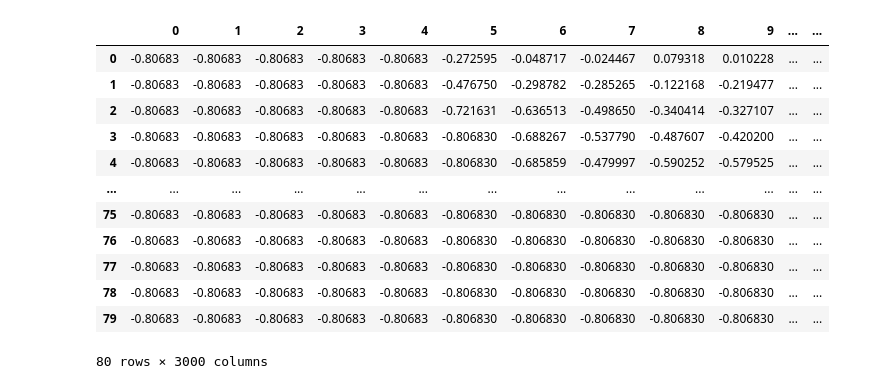
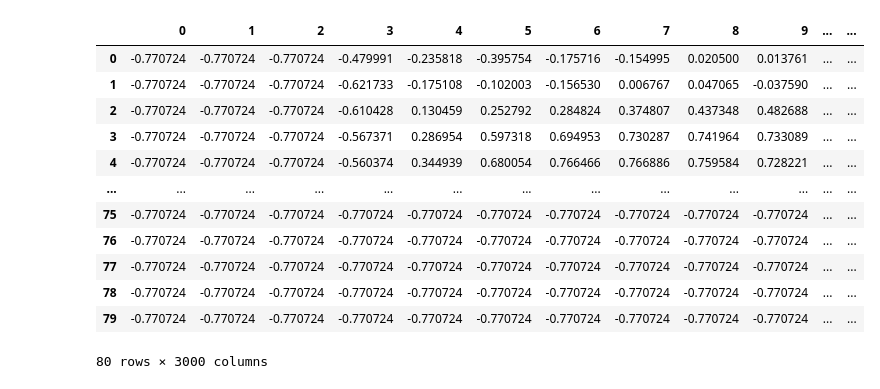
Before and after one commit to yezarniko/PharmacyASR, a Jupyter notebook: whisperInference.ipynb, the cells around one changed output. Cells and saved outputs as stored; diff of their text form; code cells hidden in the pictures.

```diff
--- a/whisperInference.ipynb
+++ b/whisperInference.ipynb
@@ -18,5 +27,15 @@ IPython.display.Image('https://raw.githubusercontent.com/openai/whisper/main/app
+# %%
+# convert whisper to pt
+hf_model_name = "yezarniko/pharmacy-whisper-en"
+output_file = "pharmacy-whisper-en.pt"
+
+# Load HF model
+model = WhisperForConditionalGeneration.from_pretrained(hf_model_name)
+processor = WhisperProcessor.from_pretrained(hf_model_name)
+
+# # torch.save(model.state_dict(), output_file)
 # %%
 # load whisper model
-model_name = "small"
-model = whisper.load_model(model_name)
+# model_name = "small"
+# model = whisper.load_model(model_name)
 # %%
@@ -42,5 +43,5 @@ Non-trainable params: 0
 # %%
-audio_path = "samples/paracetamol.wav"
+audio_path = "samples/biogestic.wav"
 audio = whisper.load_audio(audio_path)
 audio = whisper.pad_or_trim(audio)
 
@@ -57,21 +58,24 @@ IPython.display.Audio(audio_path)
 [interactive output not drawn]
 # %%
 # make log-Mel spectrogram
-mel = whisper.log_mel_spectrogram(audio, n_mels=model.dims.n_mels).to(model.device); mel_np = mel.detach().numpy()
+# mel = whisper.log_mel_spectrogram(audio, n_mels=model.dims.n_mels).to(model.device); mel_np = mel.detach().numpy()
+inputs = processor(audio, sampling_rate=16000, return_tensors="pt")
+mel = inputs["input_features"][0]
+mel_np = mel.detach().numpy()
 pd.DataFrame(mel_np)
 # %% [output]
 |  | 0 | 1 | 2 | 3 | 4 | 5 | 6 | 7 | 8 | 9 | ... | ... |
-| 0 | -0.80683 | -0.80683 | -0.80683 | -0.80683 | -0.80683 | -0.272595 | -0.048717 | -0.024467 | 0.079318 | 0.010228 | ... | ... |
-| 1 | -0.80683 | -0.80683 | -0.80683 | -0.80683 | -0.80683 | -0.476750 | -0.298782 | -0.285265 | -0.122168 | -0.219477 | ... | ... |
-| 2 | -0.80683 | -0.80683 | -0.80683 | -0.80683 | -0.80683 | -0.721631 | -0.636513 | -0.498650 | -0.340414 | -0.327107 | ... | ... |
-| 3 | -0.80683 | -0.80683 | -0.80683 | -0.80683 | -0.80683 | -0.806830 | -0.688267 | -0.537790 | -0.487607 | -0.420200 | ... | ... |
-| 4 | -0.80683 | -0.80683 | -0.80683 | -0.80683 | -0.80683 | -0.806830 | -0.685859 | -0.479997 | -0.590252 | -0.579525 | ... | ... |
+| 0 | -0.770724 | -0.770724 | -0.770724 | -0.479991 | -0.235818 | -0.395754 | -0.175716 | -0.154995 | 0.020500 | 0.013761 | ... | ... |
+| 1 | -0.770724 | -0.770724 | -0.770724 | -0.621733 | -0.175108 | -0.102003 | -0.156530 | 0.006767 | 0.047065 | -0.037590 | ... | ... |
+| 2 | -0.770724 | -0.770724 | -0.770724 | -0.610428 | 0.130459 | 0.252792 | 0.284824 | 0.374807 | 0.437348 | 0.482688 | ... | ... |
+| 3 | -0.770724 | -0.770724 | -0.770724 | -0.567371 | 0.286954 | 0.597318 | 0.694953 | 0.730287 | 0.741964 | 0.733089 | ... | ... |
+| 4 | -0.770724 | -0.770724 | -0.770724 | -0.560374 | 0.344939 | 0.680054 | 0.766466 | 0.766886 | 0.759584 | 0.728221 | ... | ... |
 | ... | ... | ... | ... | ... | ... | ... | ... | ... | ... | ... | ... | ... |
-| 75 | -0.80683 | -0.80683 | -0.80683 | -0.80683 | -0.80683 | -0.806830 | -0.806830 | -0.806830 | -0.806830 | -0.806830 | ... | ... |
-| 76 | -0.80683 | -0.80683 | -0.80683 | -0.80683 | -0.80683 | -0.806830 | -0.806830 | -0.806830 | -0.806830 | -0.806830 | ... | ... |
-| 77 | -0.80683 | -0.80683 | -0.80683 | -0.80683 | -0.80683 | -0.806830 | -0.806830 | -0.806830 | -0.806830 | -0.806830 | ... | ... |
-| 78 | -0.80683 | -0.80683 | -0.80683 | -0.80683 | -0.80683 | -0.806830 | -0.806830 | -0.806830 | -0.806830 | -0.806830 | ... | ... |
-| 79 | -0.80683 | -0.80683 | -0.80683 | -0.80683 | -0.80683 | -0.806830 | -0.806830 | -0.806830 | -0.806830 | -0.806830 | ... | ... |
+| 75 | -0.770724 | -0.770724 | -0.770724 | -0.770724 | -0.770724 | -0.770724 | -0.770724 | -0.770724 | -0.770724 | -0.770724 | ... | ... |
+| 76 | -0.770724 | -0.770724 | -0.770724 | -0.770724 | -0.770724 | -0.770724 | -0.770724 | -0.770724 | -0.770724 | -0.770724 | ... | ... |
+| 77 | -0.770724 | -0.770724 | -0.770724 | -0.770724 | -0.770724 | -0.770724 | -0.770724 | -0.770724 | -0.770724 | -0.770724 | ... | ... |
+| 78 | -0.770724 | -0.770724 | -0.770724 | -0.770724 | -0.770724 | -0.770724 | -0.770724 | -0.770724 | -0.770724 | -0.770724 | ... | ... |
+| 79 | -0.770724 | -0.770724 | -0.770724 | -0.770724 | -0.770724 | -0.770724 | -0.770724 | -0.770724 | -0.770724 | -0.770724 | ... | ... |
 80 rows × 3000 columns
 # %%
 sr = 16000 # sampling rate of whisper 16kHz
```
Also changed, not shown: parts of 23 cells of this notebook.
